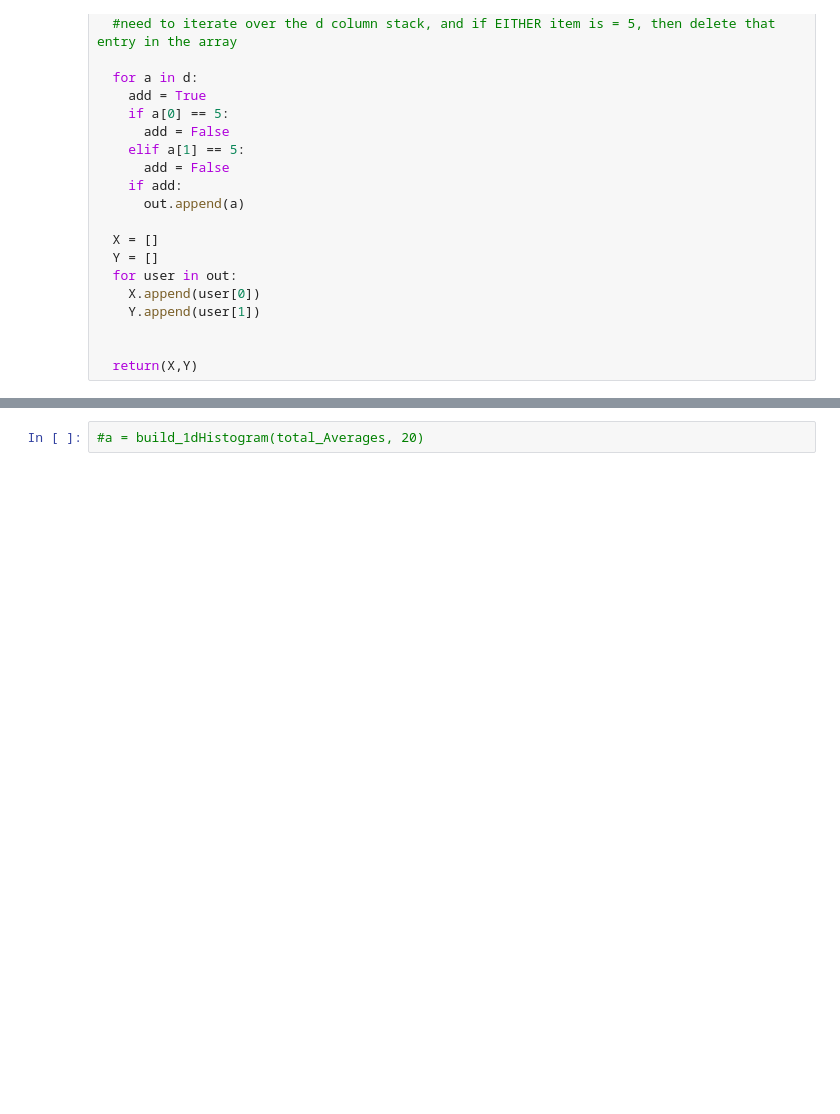
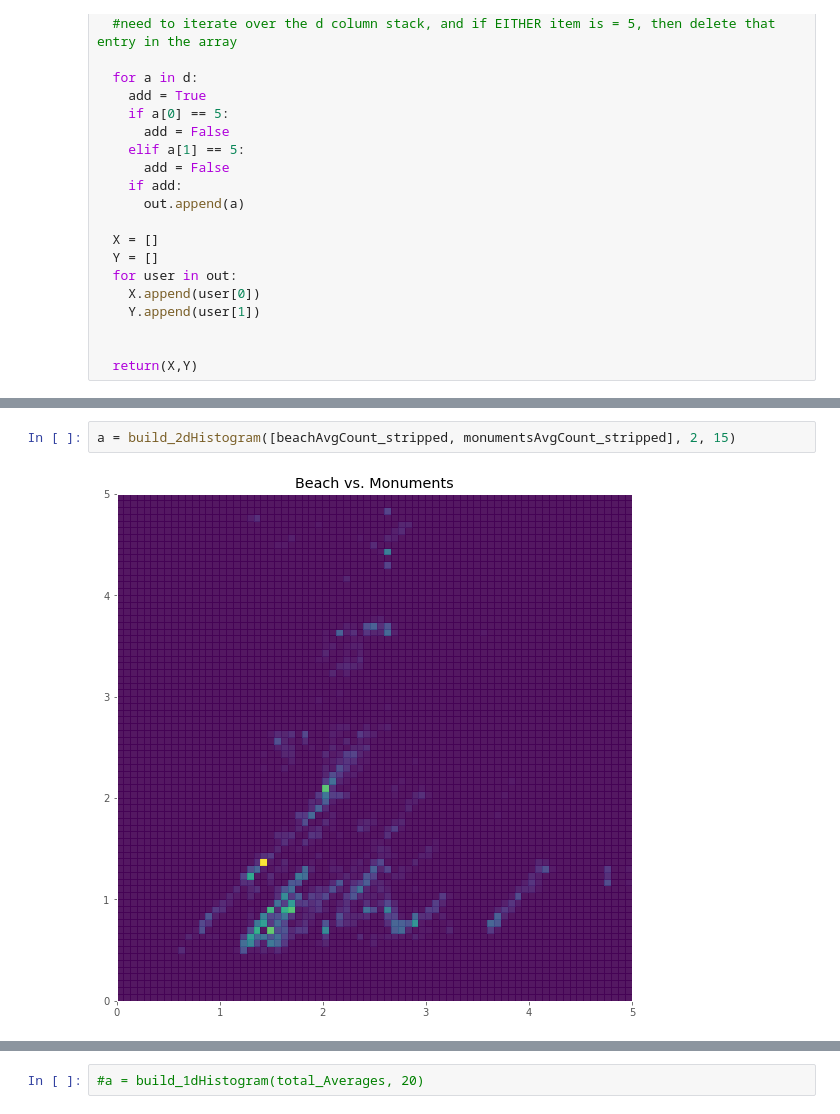
Before and after one commit to Risuo/Euler, a Jupyter notebook: Final_Project_Average_Google_Places_Review_Data.ipynb, the cells around one changed output, grey strips where cells are left out. Drawn from its saved outputs; the diff is of its cells as text; blank space fills up the shorter version.

```diff
--- a/Final_Project_Average_Google_Places_Review_Data.ipynb
+++ b/Final_Project_Average_Google_Places_Review_Data.ipynb
@@ -459,3 +481,7 @@ a = build_2dHistogram(outside_stripped, len(outside_stripped))`
+# %%
+a = build_2dHistogram([beachAvgCount_stripped, monumentsAvgCount_stripped], 2, 15)
+# %% [output]
+[figure, added]
 # %%
 def build_1dHistogram(dataset, n_bins):
   n_bins = n_bins
```
Also changed, not shown: parts of 10 cells of this notebook.
